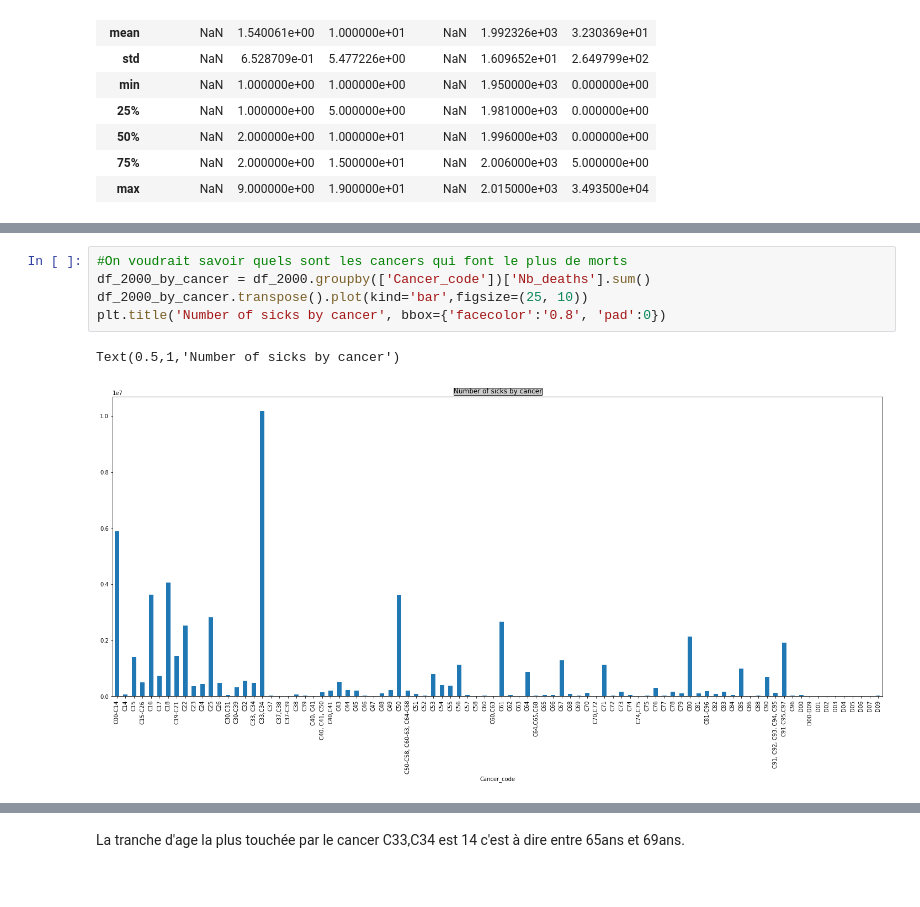
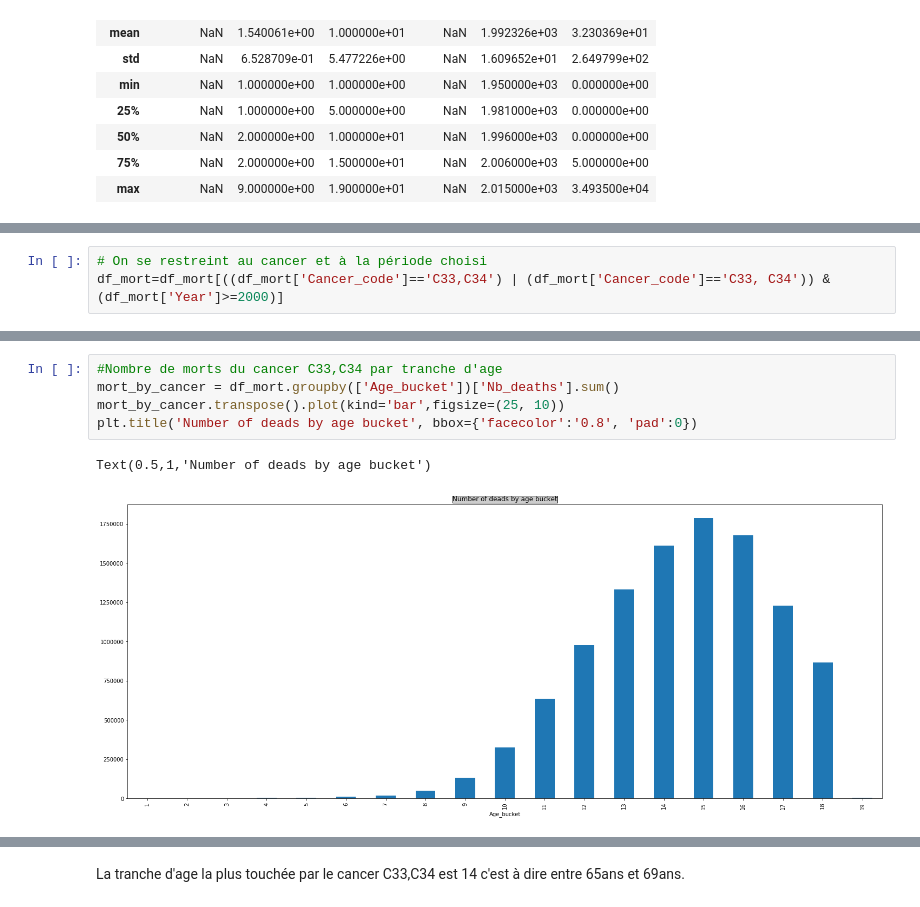
Before and after one commit to assitanDiarra/ENSAE_Python, a Jupyter notebook: exploration.ipynb, the cells around one changed output, grey strips where cells are left out. Cells and saved outputs as stored; diff of their text form.

```diff
--- a/exploration.ipynb
+++ b/exploration.ipynb
@@ -66,2 +64,5 @@ df_2000=df_mort[df_mort['Year']>=2000]
+# %%
+# On se restreint au cancer et à la période choisi
+df_mort=df_mort[((df_mort['Cancer_code']=='C33,C34') | (df_mort['Cancer_code']=='C33, C34')) & (df_mort['Year']>=2000)]
 # %%
 #le nombre de morts de 2000 à 2015
@@ -75,10 +76,10 @@ plt.title('Number of deads from 2000 to 2015', bbox={'facecolor':'0.8', 'pad':5}
 Text(0.5,1,'Number of deads from 2000 to 2015')
 [figure]
 # %%
-#On voudrait savoir quels sont les cancers qui font le plus de morts
-df_2000_by_cancer = df_2000.groupby(['Cancer_code'])['Nb_deaths'].sum()
-df_2000_by_cancer.transpose().plot(kind='bar',figsize=(25, 10))
-plt.title('Number of sicks by cancer', bbox={'facecolor':'0.8', 'pad':0})
+#Nombre de morts du cancer C33,C34 par tranche d'age
+mort_by_cancer = df_mort.groupby(['Age_bucket'])['Nb_deaths'].sum()
+mort_by_cancer.transpose().plot(kind='bar',figsize=(25, 10))
+plt.title('Number of deads by age bucket', bbox={'facecolor':'0.8', 'pad':0})
 # %% [output]
-Text(0.5,1,'Number of sicks by cancer')
+Text(0.5,1,'Number of deads by age bucket')
-[figure, old version]
+[figure, new version]
```
Also changed, not shown: parts of 17 cells of this notebook.
